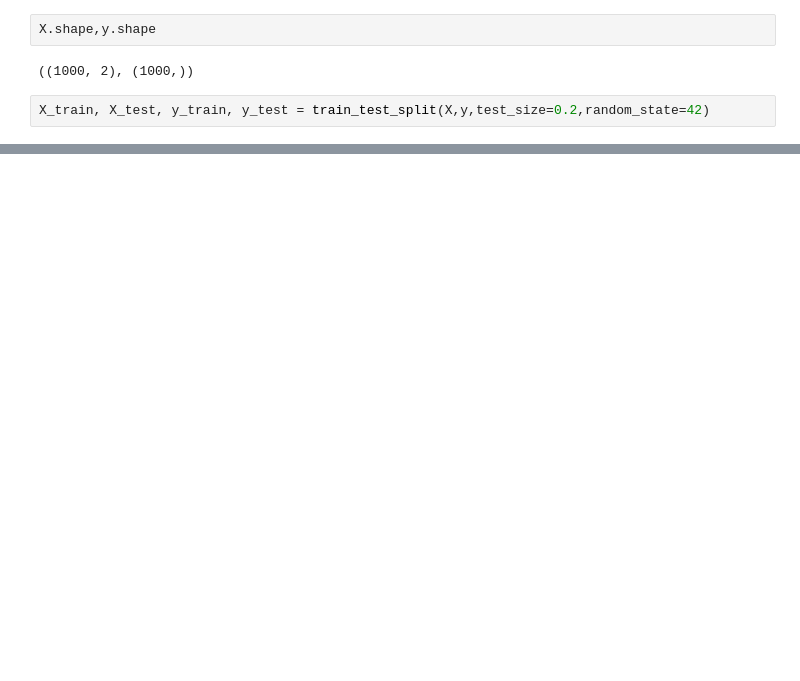
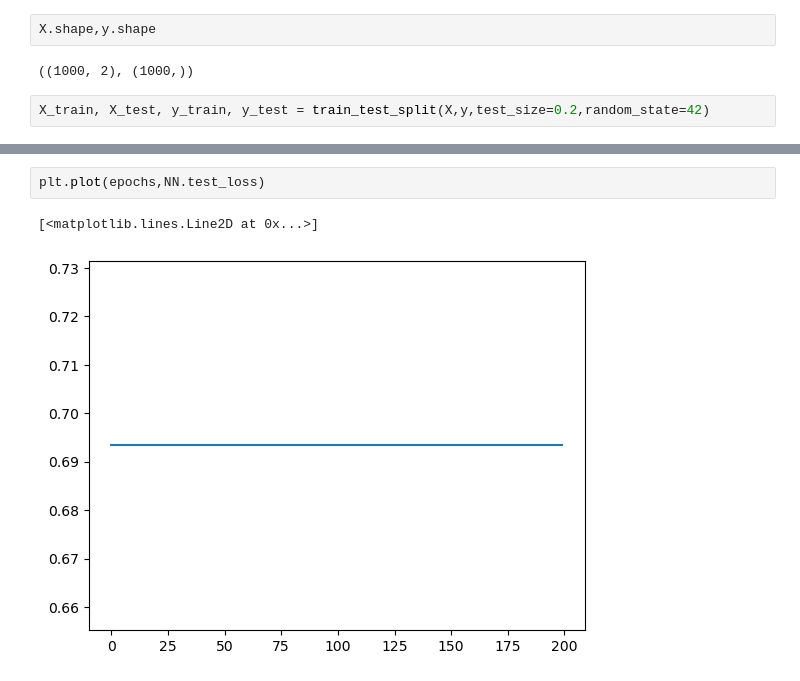
Before and after one commit to HALAXAR/NN-from-Scratch, a Jupyter notebook: Classification/NeuralNet_binary_classification.ipynb, the cells around one changed output, grey strips where cells are left out. Saved outputs shown, nothing was run; the diff lists cells and outputs as text; blank space fills up the shorter version.

```diff
--- a/Classification/NeuralNet_binary_classification.ipynb
+++ b/Classification/NeuralNet_binary_classification.ipynb
@@ -188,0 +231,5 @@ plt.show()
+# %%
+plt.plot(epochs,NN.test_loss)
+# %% [output]
+[<matplotlib.lines.Line2D at 0x...>]
+[figure, added]
```
Also changed, not shown: parts of 19 cells of this notebook.
